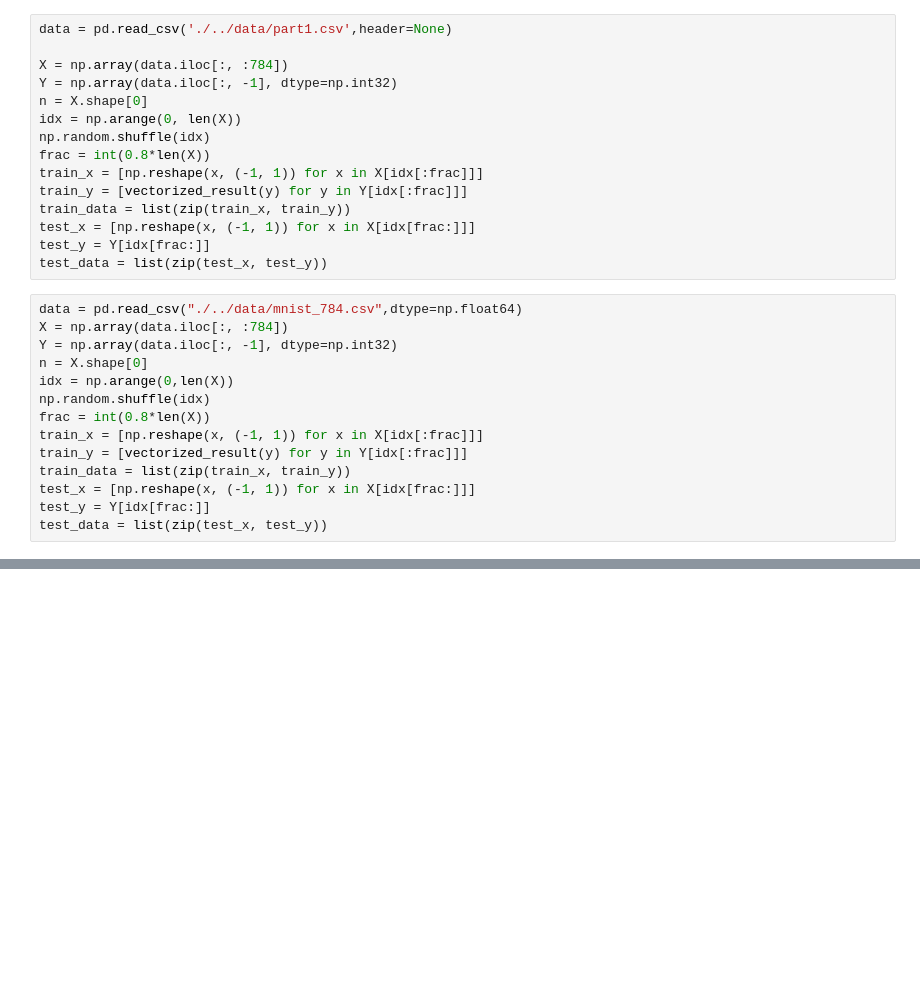
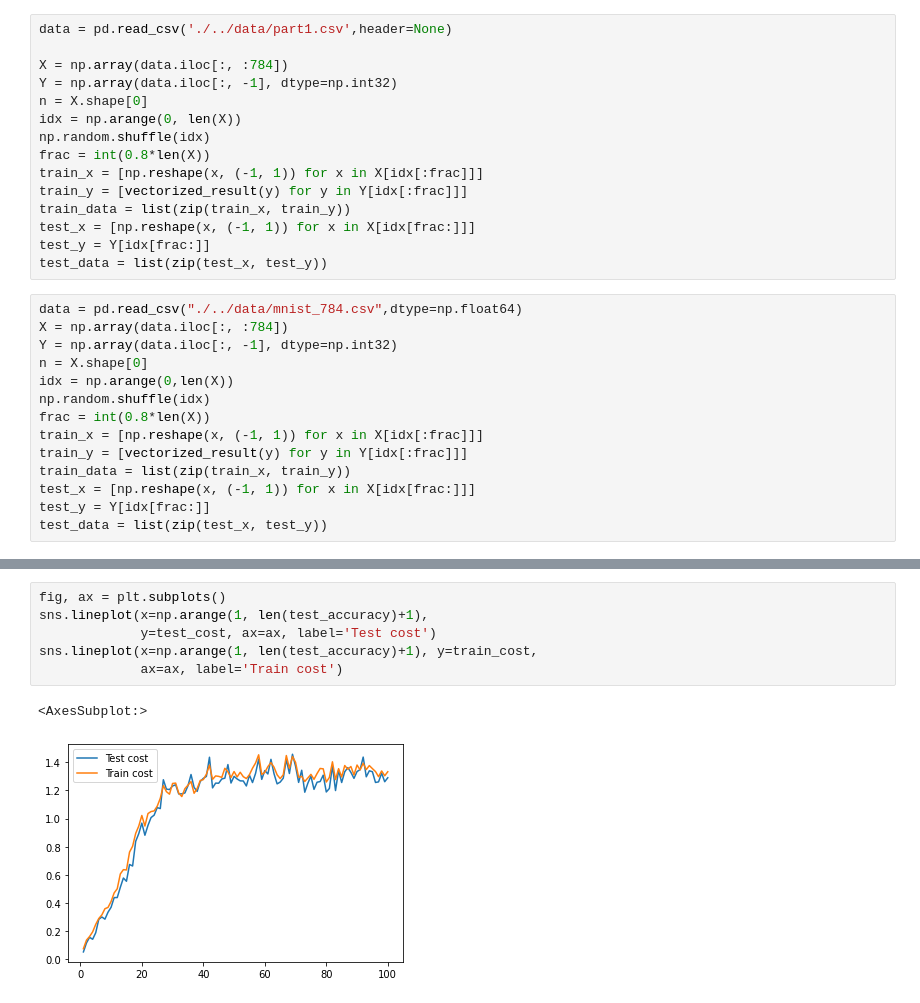
Before and after one commit to salujajaskeerat/ELL409-Assignments, a Jupyter notebook: assignment_3/utils/playground.ipynb, the cells around one changed output, grey strips where cells are left out. Cells and saved outputs as stored; diff of their text form; blank space fills up the shorter version.

```diff
--- a/assignment_3/utils/playground.ipynb
+++ b/assignment_3/utils/playground.ipynb
@@ -68,0 +71,9 @@ Epoch:30 Test data score : =531 / 600
+# %%
+fig, ax = plt.subplots()
+sns.lineplot(x=np.arange(1, len(test_accuracy)+1),
+             y=test_cost, ax=ax, label='Test cost')
+sns.lineplot(x=np.arange(1, len(test_accuracy)+1), y=train_cost,
+             ax=ax, label='Train cost')
+# %% [output]
+<AxesSubplot:>
+[figure, added]
```
Also changed, not shown: parts of 9 cells of this notebook, 11 other files.
